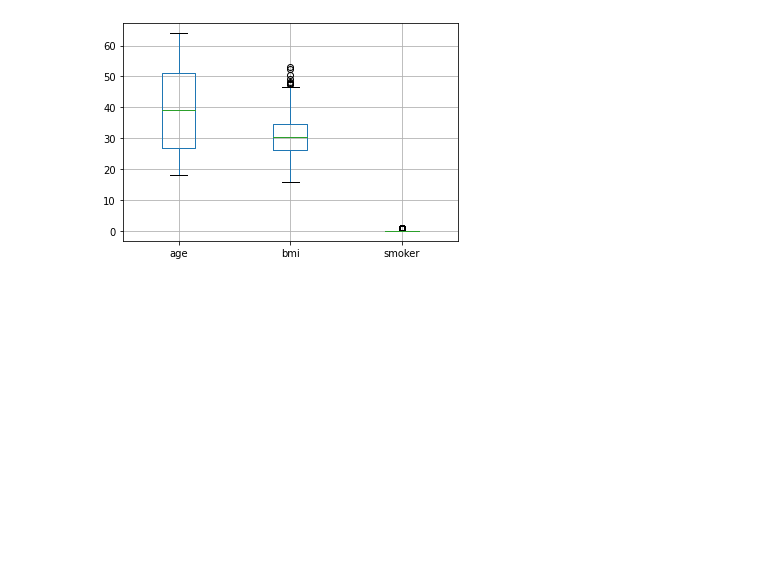
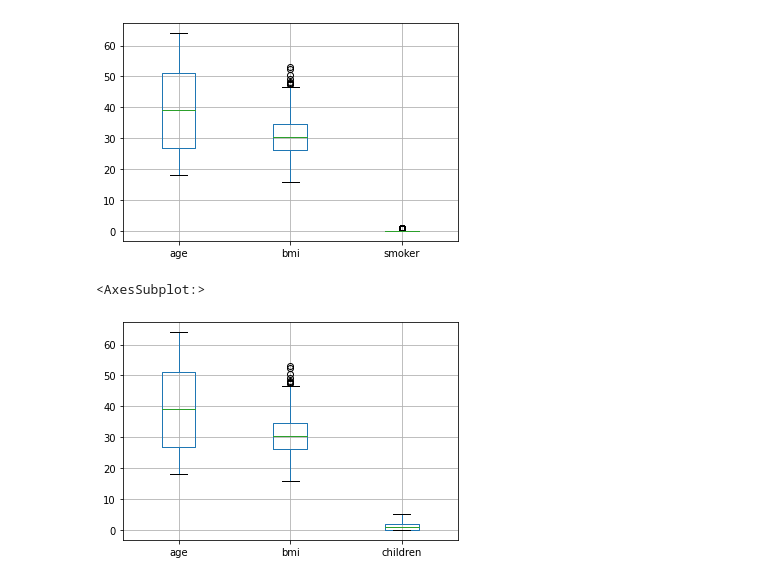
Before and after one commit to DPY401T/intro-to-ml, a Jupyter notebook: Regression Problem/medical_cost_per_individual.ipynb, the cells around one changed output. Drawn from its saved outputs; the diff is of its cells as text; code cells hidden in the pictures; blank space fills up the shorter version.

```diff
--- a/Regression Problem/medical_cost_per_individual.ipynb
+++ b/Regression Problem/medical_cost_per_individual.ipynb
@@ -116,3 +116,8 @@ df.boxplot(column=['age','bmi','smoker'])
 # %% [output]
 <AxesSubplot:>
 [figure]
+# %%
+df.boxplot(column=['age','bmi','children'])
+# %% [output]
+<AxesSubplot:>
+[figure, added]
```
Also changed, not shown: parts of 6 cells of this notebook.
